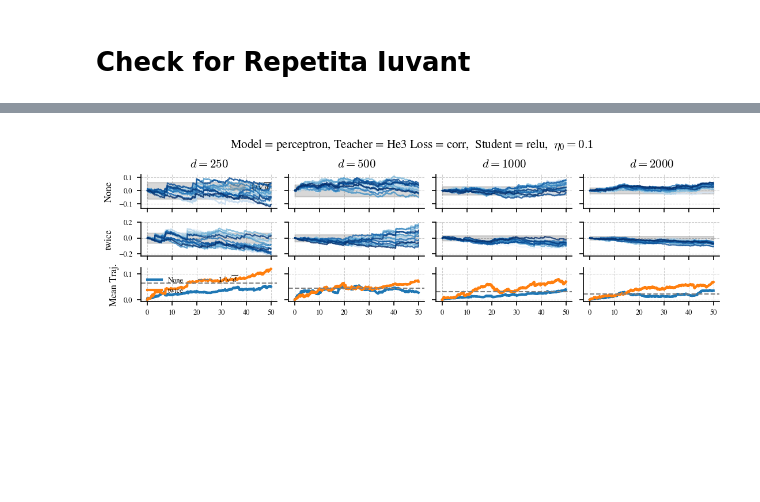
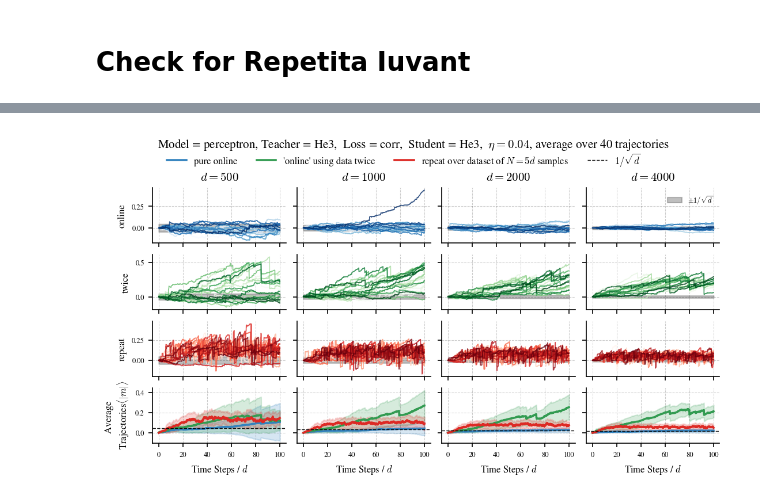
Before and after one commit to CristopherErazo/Stochastic-Gradient-Descent, a Jupyter notebook: notebooks/25-10-23-Plots_Spike.ipynb, the cells around one changed output, grey strips where cells are left out. Drawn from its saved outputs; the diff is of its cells as text; code cells hidden in the pictures; blank space fills up the shorter version.

Commit message:
plots repetita iuvant check

```diff
--- a/notebooks/25-10-23-Plots_Spike.ipynb
+++ b/notebooks/25-10-23-Plots_Spike.ipynb
@@ -297,68 +298,84 @@ for d in ds:
 # %%
 import matplotlib.ticker as mticker
 # Other variables
-N_walkers = x['params']['N_walkers']
+N_walkers = x['params']['N_walkers']//2
 
-lr = 0.1
-student = 'relu'
+# lr = 0.1
+# student = 'relu'
 
-cols = plt.get_cmap('Blues')(np.linspace(0.,1,N_walkers))
+cls = []
 
 xlb = [rf'$d^{i}$' for i in range(3)]+[r'$d^2\log d^2$']
 
 # Create figure and plot and font setup
 set_font_sizes('tight')
-fig , axes = create_fig(nrows=len(variations)+1,ncols=len(ds),h=0.3,sharey='row',size='double',sharex='col')
+fig , axes = create_fig(nrows=len(combinations)+1,ncols=len(ds),h=0.5,sharey='row',size='double',sharex='col')
 
 for i , d in enumerate(ds):
     xtk = [d**i for i in range(3)] + [d**2 * np.log(d**2)]
-    for j , variation in enumerate(variations):
+    for j , (variation,mode) in enumerate(combinations):
+        cols = plt.get_cmap(['Blues','Greens','Reds'][j])(np.linspace(0.,1,N_walkers))
+        cls.append(cols[-7])
         ax = axes[j,i]
         # Setupd
-        if i == 0 : ax.set_ylabel(fr'{variation}',fontsize=FONTSIZES['s'])
+        if i == 0 : ax.set_ylabel(['online','twice','repeat'][j],fontsize=FONTSIZES['s'])
         if j == 0 : ax.set_title(fr'$d = {d}$')
 
         # Get data and plot
-        T = data[d][lr][student][variation]['times']/d
-        m = data[d][lr][student][variation]['overlap']
+        T = data[d][j]['times']/d
+        m = data[d][j]['overlap']
 
         for w in range(N_walkers):
-            ax.plot(T,m[:,w],color=cols[w],lw=1,alpha=0.8)
+            ax.plot(T,m[:,w],color=cols[w],lw=.8,alpha=0.8)
 
-        ax.fill_between(T,-1/np.sqrt(d),1/np.sqrt(d),color='gray',alpha=0.3,label=r'$1/\sqrt{d}$')
+        ax.fill_between(T,-1/np.sqrt(d),1/np.sqrt(d),color='gray',alpha=0.5,label=r'$\pm 1/\sqrt{d}$')
         ax.grid(lw=0.5,alpha=0.2,ls='--',c='k')
 
 
-axes[0,0].legend(frameon=False)
-
-title = fr' Model = {model}, Teacher = {teacher} Loss = {loss},  Student = {student},  $\eta_0 = {lr}$  '
-
+axes[0,-1].legend(frameon=False)
 
 # Plot mean trajectory of both variations in last row
 axs = axes[-1,:]
 for i , d in enumerate(ds):
     ax = axs[i]
+    ax.set_xlabel(r"Time Steps / $d$",fontsize=FONTSIZES['s'])
     # Setupd
-    if i == 0 : ax.set_ylabel(fr'Mean Traj.',fontsize=FONTSIZES['s'])
+    if i == 0 : ax.set_ylabel('Average \n Trajectories'+r'$\langle |m| \rangle $',fontsize=FONTSIZES['s'])
     # if i == 0 : ax.set_title(fr'$d = {d}$')
 
     # Get data and plot
-    for variation in variations:
-        T = data[d][lr][student][variation]['times']/d
-        m = data[d][lr][student][variation]['overlap']
+    for j , lb in enumerate(['pure online',"'online' using data twice",r'repeat over dataset of $N=5d$ samples']):
+        T = data[d][j]['times']/d
+        m = data[d][j]['overlap']
         m_mean = np.mean(np.abs(m),axis=1)
+        m_std = np.std(np.abs(m),axis=1)
 
-        ax.plot(T,m_mean,lw=2,label=rf'{variation}')
-    ax.axhline(y=1/np.sqrt(d),color='gray',ls='--',lw=1,label=r'$1/\sqrt{d}$')
+        ax.plot(T,m_mean,lw=1.7,label=rf'{lb}',color=cls[j])
+        ax.fill_between(T,m_mean - m_std , m_mean + m_std , color=cls[j],alpha=0.2)
+    ax.axhline(y=1/np.sqrt(d),color='black',ls='--',lw=0.7,alpha=0.9,label=r'$1/\sqrt{d}$')
     # ax.fill_between(T,-1/np.sqrt(d),1/np.sqrt(d),color='gray',alpha=0.3,label=r'$1/\sqrt{d}$')
     ax.grid(lw=0.5,alpha=0.2,ls='--',c='k')
 
 axs[0].legend(frameon=False,ncols=2)
-fig.suptitle(title)
+
+# extract local legend from axs[0], remove it and place a global legend for the whole figure
+local_legend = axs[0].get_legend()
+if local_legend:
+    local_legend.remove()
+
+handles, labels = axs[0].get_legend_handles_labels()
+fig.legend(handles, labels, loc=(0.3,0.9), bbox_to_anchor=(0.1, 0.99),
+           ncol=len(labels), frameon=False, fontsize=FONTSIZES['s'])
+
+# make room for the global legend
+# fig.tight_layout(rect=[0, 0, 1, 0.95])
+
+title = fr' Model = {model}, Teacher = {teacher},  Loss = {loss},  Student = {student},  $\eta = {lr}$, average over {x['params']['N_walkers']} trajectories '
+fig.suptitle(title,y=1.1)
 
 # Save figure
-# names = ['model','mode','loss','student','rho','lr','snr','alpha','datasize']
-# params = make_params_dict(names)
-# print(params)
-# save_fig(fig, file_name='compare_online_repeat_large_dataset', params=params,date=True)
+names = ['loss','student','lr','teacher']
+params = make_params_dict(names)
+print(params)
+save_fig(fig, file_name='repetita_iuvant_check', params=params,date=True)
 # %% [output]
@@ -366 +384 @@ Text(0.5, 0.98, ' Model = perceptron, Teacher = He3 Loss = corr,  Student = relu
-[figure, old version]
+[figure, new version]
```
Also changed, not shown: parts of 2 cells of this notebook, 1 other file.
